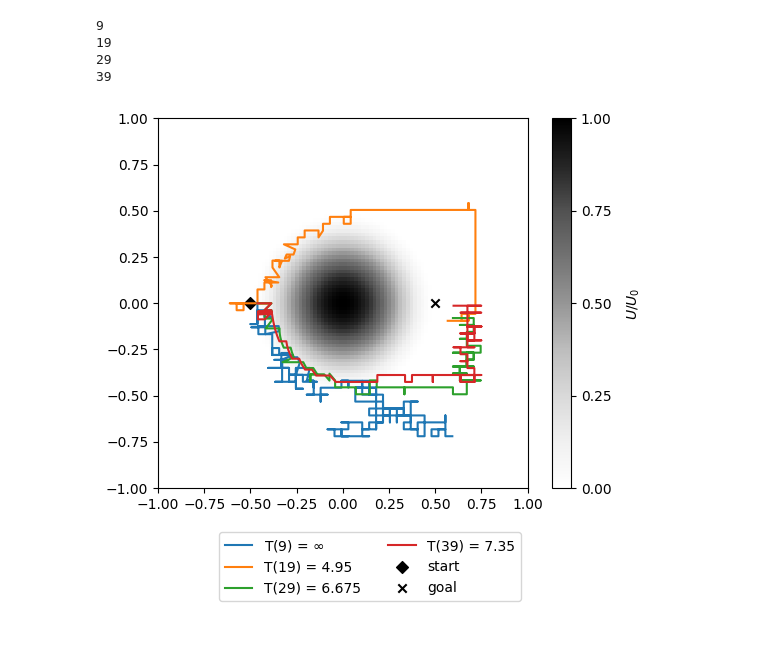
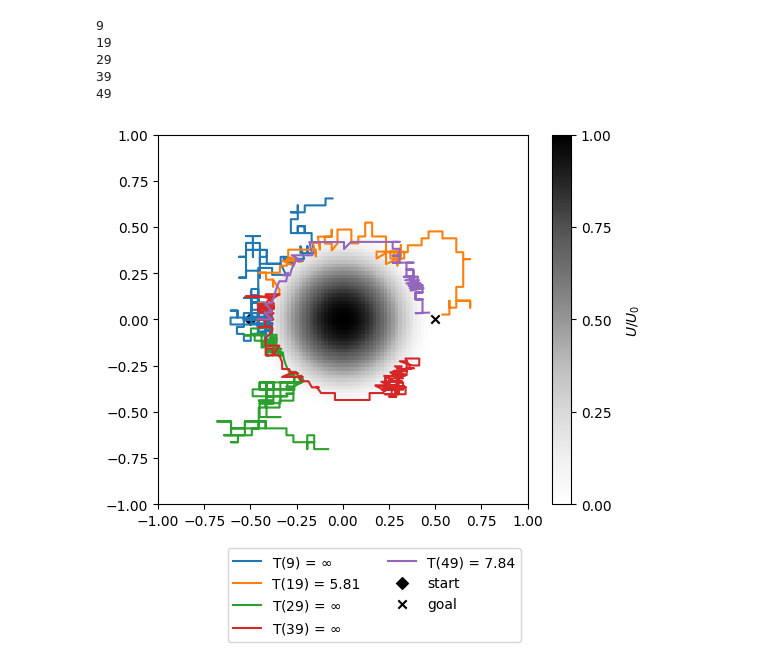
Before and after one commit to EvanderCorvus/AgentSimulation, a Jupyter notebook: main.ipynb, the cells around one changed output. Cells and saved outputs as stored; diff of their text form; code cells hidden in the pictures; blank space fills up the shorter version.

```diff
--- a/main.ipynb
+++ b/main.ipynb
@@ -10,17 +10,18 @@ device = tr.device('cuda' if tr.cuda.is_available() else 'cpu')
 # tr.set_default_device(device)
 # %%
 #hyperparameters
-batch_size = 128
-epoch = 40
+batch_size = 512
+epoch = 50
 t_update = 10
-g = 0.7
+g = 0.8
 max_steps = 300
 dt = 0.0375 #time step size
 target = [0.5,0]
-deviation = 0.1
+deviation = 0.05
 target_area = [[target[0]-deviation,target[0]+deviation],
                [target[1]-deviation,target[1]+deviation]]
 U0 = 0.4
+lstm_hidden_size = 0
 # %%
 def d(L):
     direction_mapping = [
@@ -158,20 +156,30 @@ def episode(agent,t_agent,t_update, max_steps,g,optimizer,epsilon):
     agent.flag = False
     agent.winner_index = 0
     X,Y = agent.x,agent.y
+    # h = tr.zeros((1,batch_size,lstm_hidden_size)).to(device)
+    # c = tr.zeros((1,batch_size,lstm_hidden_size)).to(device)
     for dT in range(max_steps):
         optimizer.zero_grad()#zero gradients
+        # h.detach()
+        # c.detach()
 
         if dT%t_update==0:#update target agent every t_update steps
             t_agent.load_state_dict(agent.state_dict())
 
         F_x,F_y = force(agent.x,agent.y)
 
-        state = tr.stack([agent.x, agent.y, F_x.to(device), F_y.to(device)],dim=1) #state
+        state = tr.stack([agent.x, agent.y,
+                        F_x.to(device), F_y.to(device),
+                        tr.ones(agent.x.shape, dtype = tr.float).to(device)*0.5,
+                        tr.zeros(agent.x.shape, dtype = tr.float).to(device) ], dim=1) #state
         Q1 = agent.forward(state)
         R = agent.move_reward(Q1,F_x,F_y,epsilon)
 
         F_x,F_y = force(agent.x,agent.y)
-        state2 = tr.stack([agent.x, agent.y, F_x.to(device), F_y.to(device)],dim=1) #state
+        state2 = tr.stack([agent.x, agent.y,
+                        F_x.to(device), F_y.to(device),
+                        tr.ones(agent.x.shape, dtype = tr.float).to(device)*0.5,
+                        tr.zeros(agent.x.shape, dtype = tr.float).to(device)], dim=1) #state
         Q2 = t_agent.forward(state2)#.transpose(0,1)) #Q value of target agent
 
 
@@ -182,14 +190,21 @@ def episode(agent,t_agent,t_update, max_steps,g,optimizer,epsilon):
         #target Q value
         target = R + g*maxQ2
 
+        # coeff = (target + target.min())/(target + target.min()).sum()
+        # error = (target - maxQ1)**2
+        # loss = coeff.T@error
+
         criterion = nn.MSELoss()
-        loss = criterion(target,maxQ1) #loss
+        loss = criterion(target,maxQ1)
 
         #backpropagate
+        # Q2.detach()
         loss.backward()
+
 
         #update weights
         optimizer.step()
+
 
         #save data to track agent
         newX = X.reshape(batch_size,-1)
@@ -230,42 +245,43 @@ for i in range(epoch):
     agent.x = tr.zeros(batch_size,dtype = tr.float).to(device)-0.5
     agent.y = tr.zeros(batch_size,dtype = tr.float).to(device)
     Path_labels = []
-    if i%10 == 9:
+    if i%(epoch//5) == epoch//5-1:
         x,y = X[agent.winner_index].detach().to('cpu').numpy(),Y[agent.winner_index].detach().to('cpu').numpy()
         print(i)
         if len(x) == max_steps+1: T = r'$\infty$'
-        else: T = str(len(x)*dt)
+        else: T = str(np.round(len(x)*dt,2))
         path_label = 'T(' + str(int(i)) +') = '+ T
         Path_labels.append(path_label)
         plt.plot(x,y,label=path_label)#,c=np.arange(len(x)),cmap='viridis',marker = '.')
 
 plt.xlim(-1,1)
 plt.ylim(-1,1)
 plt.scatter(-0.5,0,c='black',label='start',marker='D')
 plt.scatter(0.5,0,c='black',label='goal',marker='x')
 
 
 X1,Y1 = np.meshgrid(np.linspace(-1,1,100),np.linspace(-1,1,100))
 Potential = U(U0,X1,Y1)/U0
 plt.imshow(Potential,cmap = 'Greys',extent=[-1,1,-1,1],origin='lower')
 colorbar = plt.colorbar()
 colorbar.set_label(r'$U/U_0$',labelpad=10)
 colorbar.set_ticks([0, 0.25, 0.5, 0.75, 1.0])
 
 #fig.clim(Potential.min(),Potential.max())
 # plt.title('Episode ' + str(int(i)))
 # context_legend = plt.legend(['start','goal'],loc='upper right')
 plt.legend(bbox_to_anchor=(1,-0.1),ncol=2)
 
 # plt.gca().add_artist(context_legend)
 
 plt.show()
 # %% [output]
 9
 19
 29
 39
+49
-[figure, old version]
+[figure, new version]
 # %%
 # plt.xlim(-1,1)
 # plt.ylim(-1,1)
```
Also changed, not shown: parts of 1 cell of this notebook, 3 other files.
